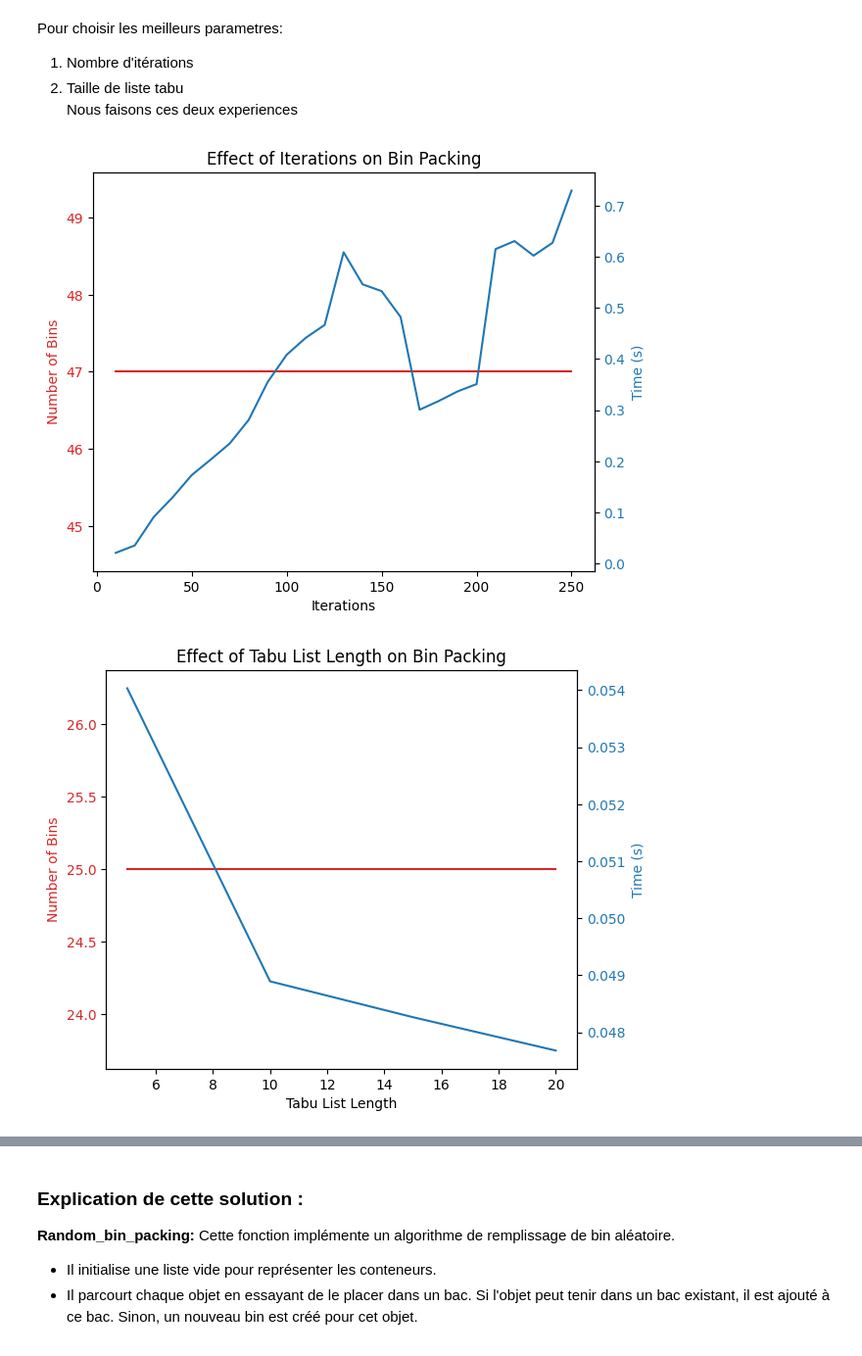
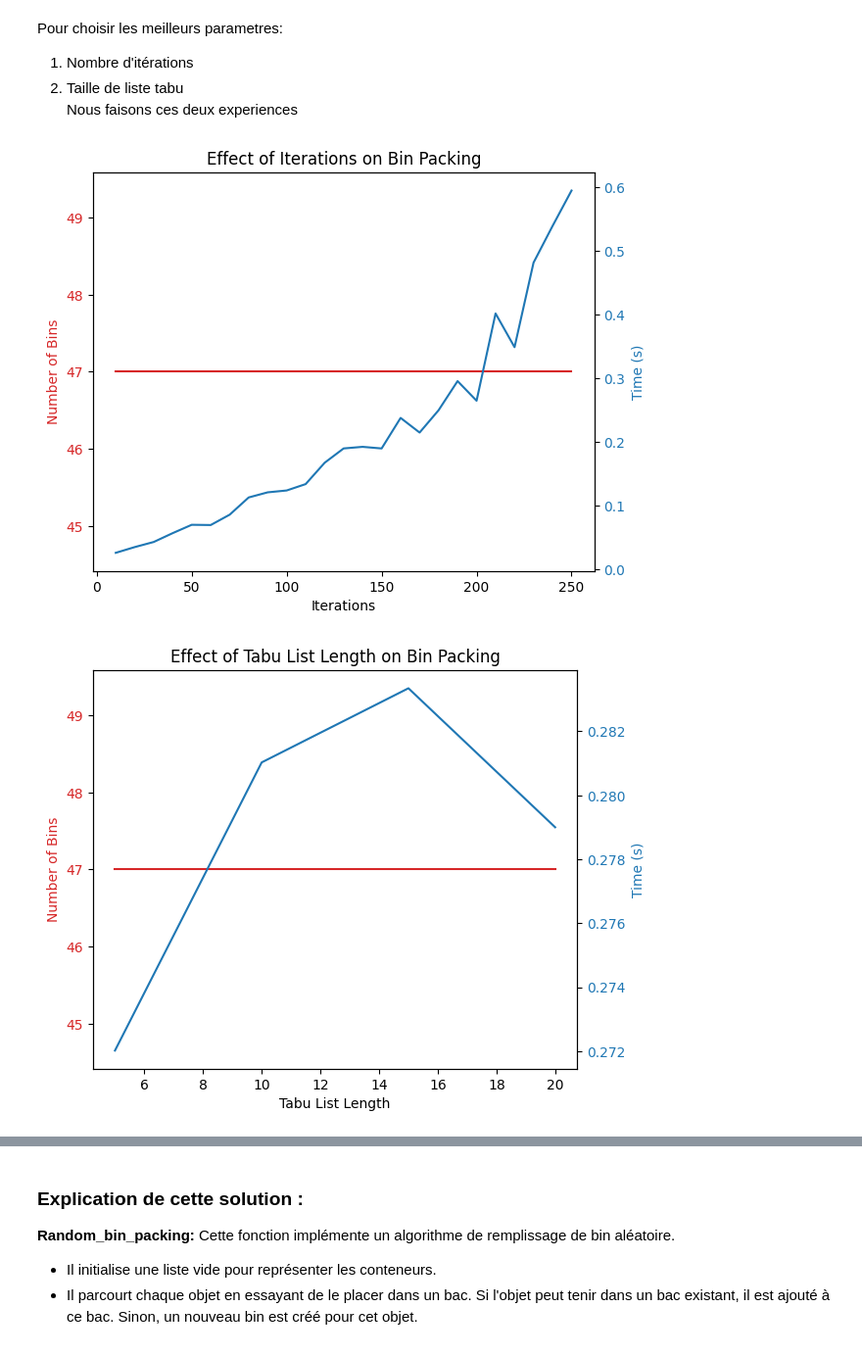
Before and after one commit to AbdessamedSed/Bin_Packing_Problem, a Jupyter notebook: solutions/3-Metaheuristics.ipynb, the cells around one changed output, grey strips where cells are left out. Shown at 98% size. Drawn from its saved outputs; the diff is of its cells as text; code cells hidden in the pictures.

```diff
--- a/solutions/3-Metaheuristics.ipynb
+++ b/solutions/3-Metaheuristics.ipynb
@@ -156,7 +156,7 @@ def read_data_from_file(filename):
         return num_bins, bin_capacity, items
 
 if __name__ == "__main__":
-    filename = 'benchmark100.txt'
+    filename = '../benchmarks/benchmark100.txt'
     num_items, bin_capacity, items = read_data_from_file(filename)
     initial_solution = generate_initial_solution(items, bin_capacity)
     # Définition des valeurs à tester pour les paramètres variables
@@ -310,7 +310,7 @@ def recherche_tabou(file_path, iterations, taille_liste_tabou):
 
     return meilleure_solution, meilleure_nombre_conteneurs
 
-file_path = 'benchmark100.txt'
+file_path = '../benchmarks/benchmark100.txt'
 max_iterations = 250
 step = 10
 taille_liste_tabou=10
@@ -345,7 +345,7 @@ plt.title('Effect of Iterations on Bin Packing')
 plt.show()
 # donc entre 100 et 200 itérarions 150 donne ici un bon résulat
 # %% [output]
-[figure, old version]
+[figure, new version]
 # %%
 # Effet de taille de liste tabou sur le nombre de bins et e temps d'exécution
 
@@ -404,7 +404,7 @@ def recherche_tabou(file_path, iterations, taille_liste_tabou):
     return meilleure_solution, meilleure_nombre_conteneurs
 
 # Exemple d'utilisation
-file_path = 'benchmark50.txt'
+file_path = '../benchmarks/benchmark100.txt'
 iterations = 100  # You can adjust this based on your needs
 max_tabu_length = 20
 step = 5
@@ -413,34 +413,34 @@ results = []  # To store results for plotting
 
 for tabu_length in range(5, max_tabu_length+1, step):
     start_time = time.time()
     meilleure_solution, meilleure_nombre_conteneurs = recherche_tabou(file_path, iterations, tabu_length)
     end_time = time.time()
     elapsed_time = end_time - start_time
     results.append((tabu_length, meilleure_nombre_conteneurs, elapsed_time))
 
 # Plotting the results
 tabu_lengths, bins_list, time_list = zip(*results)
 
 fig, ax1 = plt.subplots()
 
 color = 'tab:red'
 ax1.set_xlabel('Tabu List Length')
 ax1.set_ylabel('Number of Bins', color=color)
 ax1.plot(tabu_lengths, bins_list, color=color)
 ax1.tick_params(axis='y', labelcolor=color)
 
 ax2 = ax1.twinx()
 color = 'tab:blue'
 ax2.set_ylabel('Time (s)', color=color)
 ax2.plot(tabu_lengths, time_list, color=color)
 ax2.tick_params(axis='y', labelcolor=color)
 
 fig.tight_layout()
 plt.title('Effect of Tabu List Length on Bin Packing')
 plt.show()
 # entre 10  15 solutions sera la taille de liste tabou, selon le banchmark
 # %% [output]
-[figure, old version]
+[figure, new version]
 # %%
 # La solution
 import random
```
Also changed, not shown: parts of 4 cells of this notebook, 3 other files.
